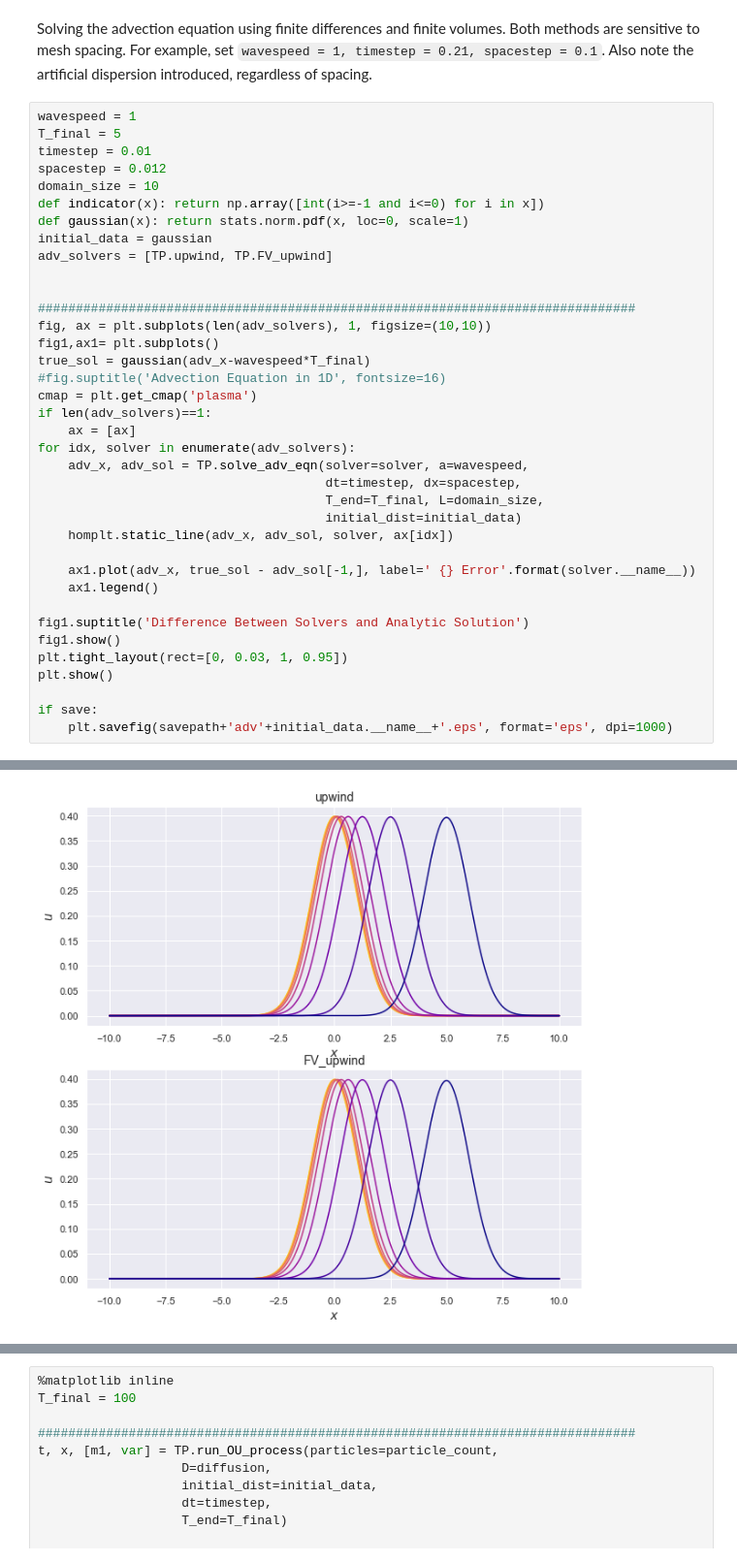
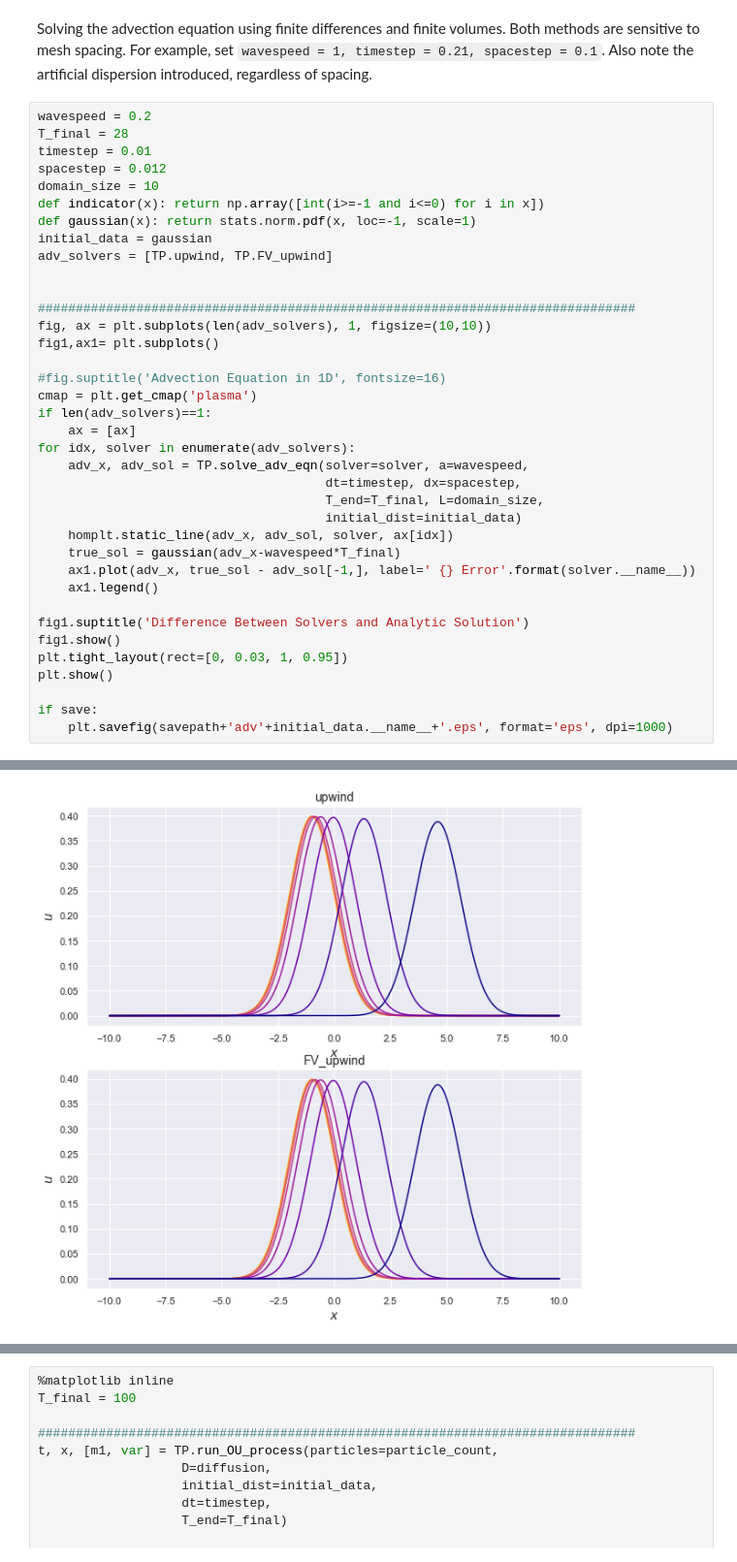
Before and after one commit to Tom271/InteractingParticleSystems, a Jupyter notebook: Project Supplement.ipynb, the cells around one changed output, grey strips where cells are left out. Shown at 97% size. Cells and saved outputs as stored; diff of their text form.

```diff
--- a/Project Supplement.ipynb
+++ b/Project Supplement.ipynb
@@ -79,13 +132,13 @@ if save:
 # %% [markdown]
 Solving the advection equation using finite differences and finite volumes. Both methods are sensitive to mesh spacing. For example, set `wavespeed = 1, timestep = 0.21, spacestep = 0.1`. Also note the artificial dispersion introduced, regardless of spacing.
 # %%
-wavespeed = 1
-T_final = 5
+wavespeed = 0.2
+T_final = 28
 timestep = 0.01
 spacestep = 0.012
 domain_size = 10
 def indicator(x): return np.array([int(i>=-1 and i<=0) for i in x])
-def gaussian(x): return stats.norm.pdf(x, loc=0, scale=1)
+def gaussian(x): return stats.norm.pdf(x, loc=-1, scale=1)
 initial_data = gaussian
 adv_solvers = [TP.upwind, TP.FV_upwind]
 
@@ -93,7 +146,7 @@ adv_solvers = [TP.upwind, TP.FV_upwind]
 ###############################################################################
 fig, ax = plt.subplots(len(adv_solvers), 1, figsize=(10,10))
 fig1,ax1= plt.subplots()
-true_sol = gaussian(adv_x-wavespeed*T_final)
+
 #fig.suptitle('Advection Equation in 1D', fontsize=16)
 cmap = plt.get_cmap('plasma')
 if len(adv_solvers)==1:
@@ -104,7 +157,7 @@ for idx, solver in enumerate(adv_solvers):
                                       T_end=T_final, L=domain_size,
                                       initial_dist=initial_data)
     homplt.static_line(adv_x, adv_sol, solver, ax[idx])
-
+    true_sol = gaussian(adv_x-wavespeed*T_final)
     ax1.plot(adv_x, true_sol - adv_sol[-1,], label=' {} Error'.format(solver.__name__))
     ax1.legend()
 
@@ -121 +174 @@ FV_upwind mass loss was 0.00003%
-[figure, old version]
+[figure, new version]
```
Also changed, not shown: parts of 14 cells of this notebook, 7 other files.
